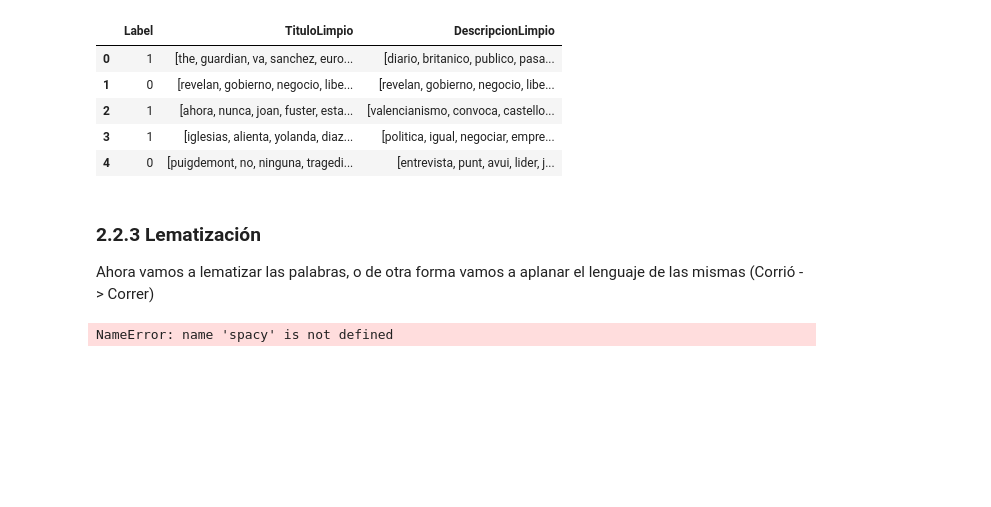
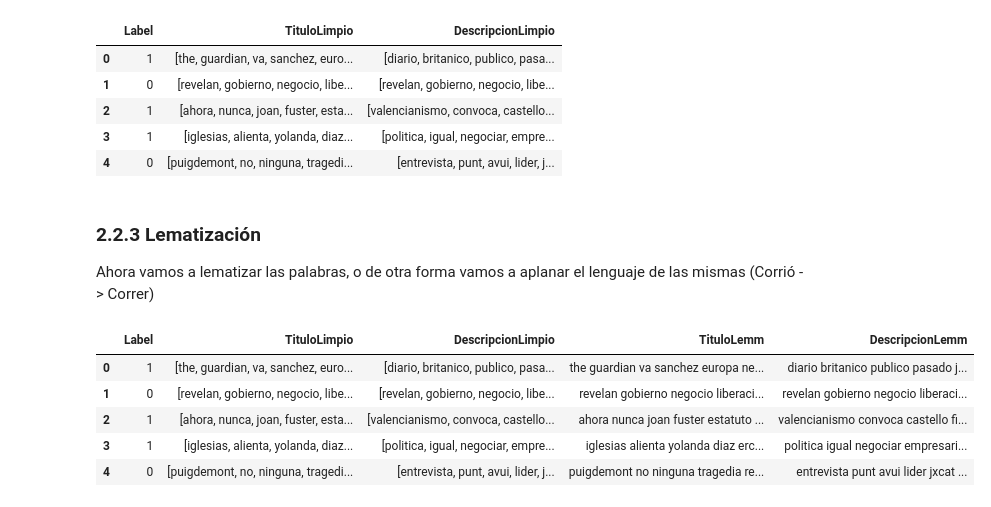
Before and after one commit to tomasSiSa18/Proyecto1BI, a Jupyter notebook: Proyecto1.ipynb, the cells around one changed output. Saved outputs shown, nothing was run; the diff lists cells and outputs as text; code cells hidden in the pictures; blank space fills up the shorter version.

```diff
--- a/Proyecto1.ipynb
+++ b/Proyecto1.ipynb
@@ -171,12 +180,19 @@ Ahora vamos a lematizar las palabras, o de otra forma vamos a aplanar el lenguaj
 nlp = spacy.load("es_core_news_sm")
 
 def lemmaWords(words):
-    new_words = []
+    new_words = ""
     for word in words:
-        new_words.append(word.lemma_)
+        new_words += word + " "
     return new_words
 
-news_df['TituloLemm']=news_df['TituloLimpio'].apply(preprocessing)
-news_df['TituloLemm']=news_df['DescripcionLimpio'].apply(preprocessing)
+news_df['TituloLemm']=news_df['TituloLimpio'].apply(lemmaWords)
+news_df['DescripcionLemm']=news_df['DescripcionLimpio'].apply(lemmaWords)
-# %% [output]
-NameError: name 'spacy' is not defined
+# %%
+news_df.head()
+# %% [output]
+|  | Label | TituloLimpio | DescripcionLimpio | TituloLemm | DescripcionLemm |
+| 0 | 1 | [the, guardian, va, sanchez, euro... | [diario, britanico, publico, pasa... | the guardian va sanchez europa ne... | diario britanico publico pasado j... |
+| 1 | 0 | [revelan, gobierno, negocio, libe... | [revelan, gobierno, negocio, libe... | revelan gobierno negocio liberaci... | revelan gobierno negocio liberaci... |
+| 2 | 1 | [ahora, nunca, joan, fuster, esta... | [valencianismo, convoca, castello... | ahora nunca joan fuster estatuto ... | valencianismo convoca castello fi... |
+| 3 | 1 | [iglesias, alienta, yolanda, diaz... | [politica, igual, negociar, empre... | iglesias alienta yolanda diaz erc... | politica igual negociar empresari... |
+| 4 | 0 | [puigdemont, no, ninguna, tragedi... | [entrevista, punt, avui, lider, j... | puigdemont no ninguna tragedia re... | entrevista punt avui lider jxcat ... |
```
Also changed, not shown: parts of 4 cells of this notebook.
